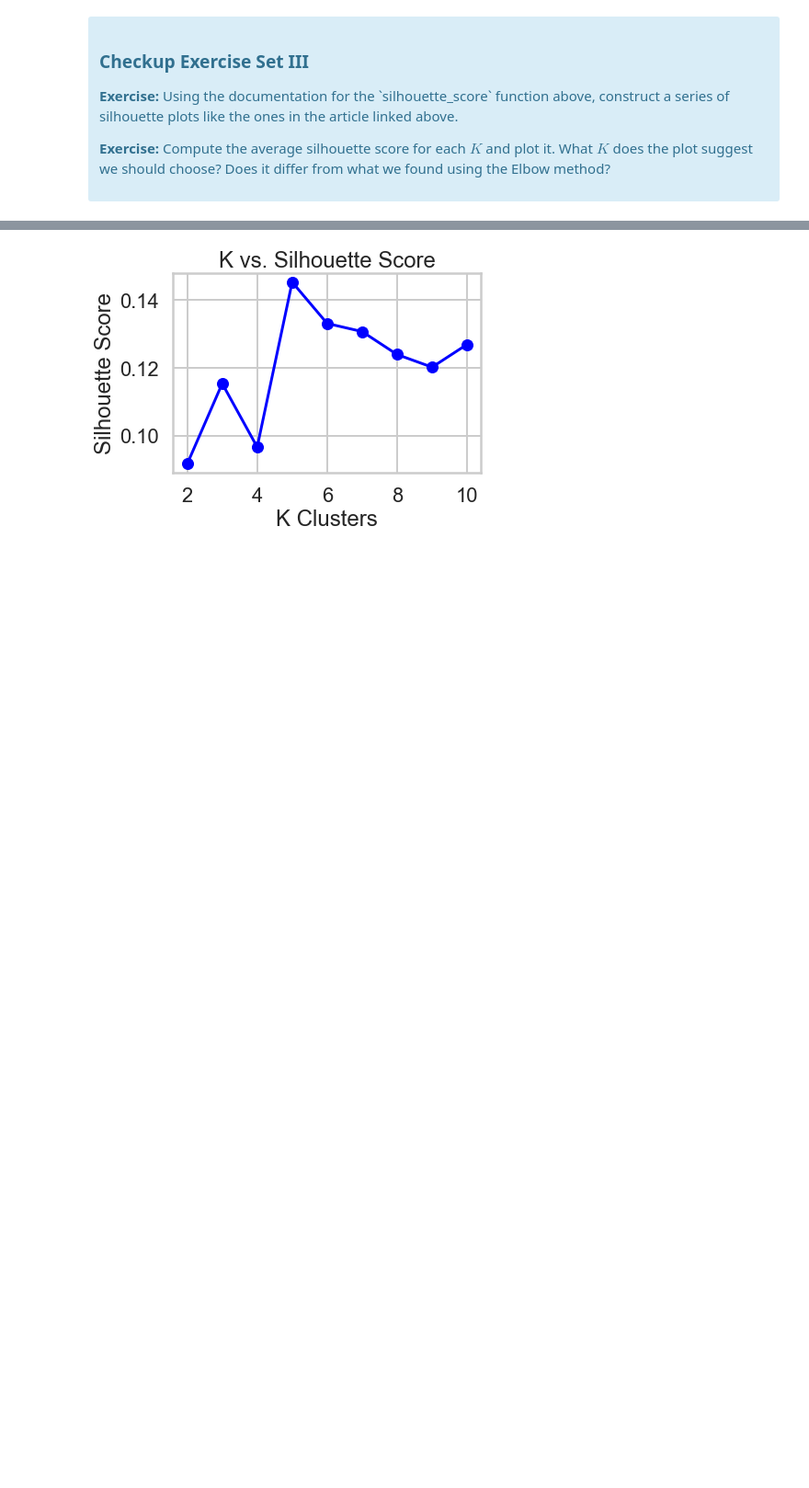
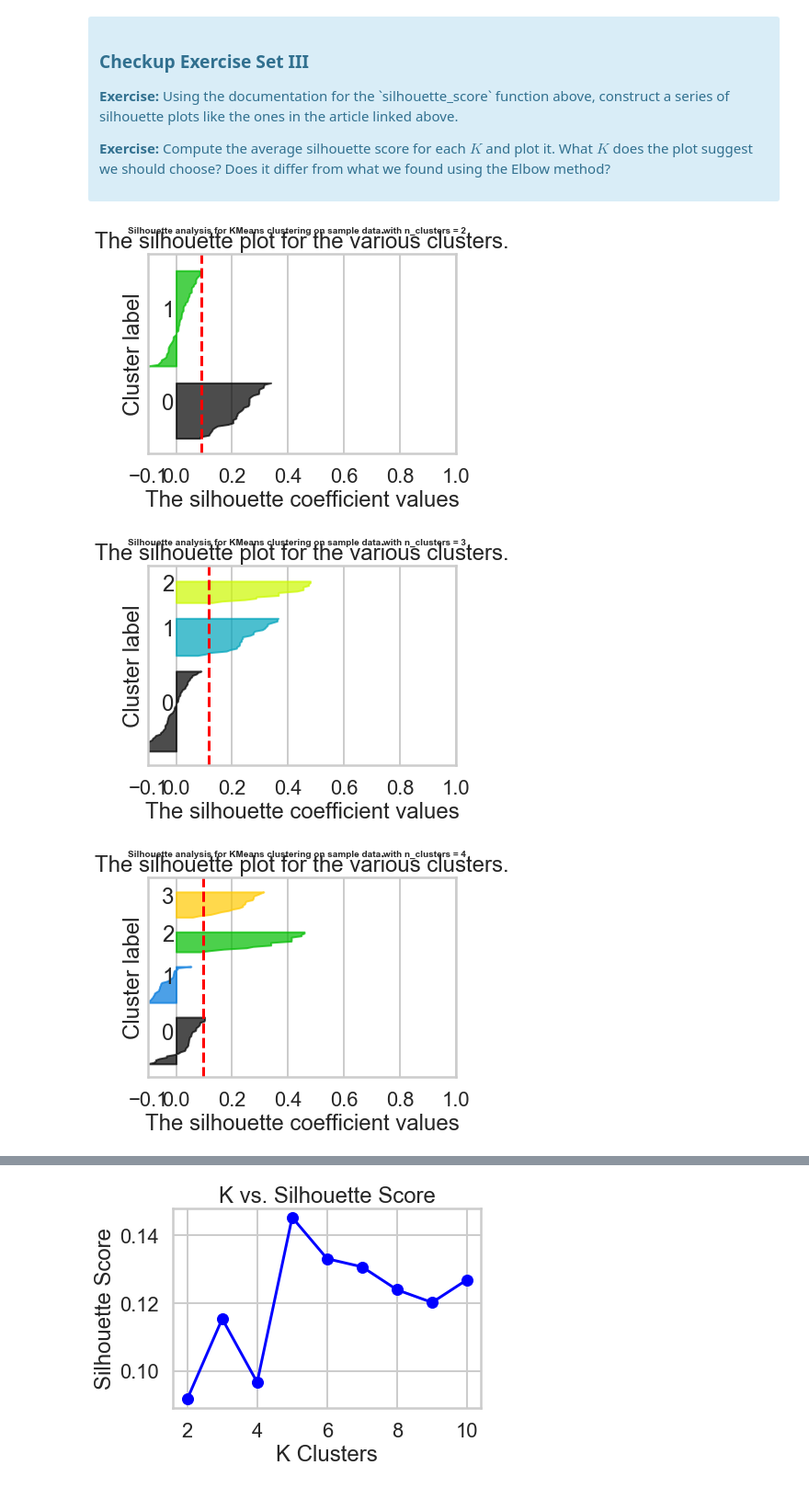
Before and after one commit to Haydost/Springboard_Portfolio, a Jupyter notebook: 10_ML_Clustering/Mini_Project_Clustering.ipynb, the cells around one changed output, grey strips where cells are left out. Shown at 92% size. Saved outputs shown, nothing was run; the diff lists cells and outputs as text; code cells hidden in the pictures; blank space fills up the shorter version.

```diff
--- a/10_ML_Clustering/Mini_Project_Clustering.ipynb
+++ b/10_ML_Clustering/Mini_Project_Clustering.ipynb
@@ -174,3 +174,70 @@ Fortunately, scikit-learn provides a function to compute this for us (phew!) cal
 
 <p><b>Exercise:</b> Compute the average silhouette score for each $K$ and plot it. What $K$ does the plot suggest we should choose? Does it differ from what we found using the Elbow method?</p>
 </div>
+# %%
+# Your turn.
+from sklearn.metrics import silhouette_samples, silhouette_score
+import matplotlib.cm as cm
+
+for k in range(2,7):
+    # create subplots
+    fig, ax = plt.subplots(1, 1)
+    fig.set_size_inches(6, 4)
+
+
+    # setup silhouette plot
+    ax.set_xlim([-0.1, 1])
+    ax.set_ylim([0, len(x_cols) + (k + 1) * 10])
+
+    # initialize the model
+    knn = KMeans(n_clusters=k, random_state=42)
+    labels = knn.fit_predict(x_cols)
+
+    # calculate silhouette score
+    silhouette_avg = silhouette_score(x_cols, labels)
+
+    # calcuate the silhouette scores for each sample
+    sample_silhouette_values = silhouette_samples(x_cols, labels)
+
+    y_lower = 10
+    for i in range(k):
+        # Aggregate the silhouette scores for samples belonging to
+        # cluster i, and sort them
+        ith_cluster_silhouette_values = \
+            sample_silhouette_values[labels == i]
+
+        ith_cluster_silhouette_values.sort()
+
+        size_cluster_i = ith_cluster_silhouette_values.shape[0]
+        y_upper = y_lower + size_cluster_i
+
+        color = cm.nipy_spectral(float(i) / k)
+        ax.fill_betweenx(np.arange(y_lower, y_upper),
+                          0, ith_cluster_silhouette_values,
+                          facecolor=color, edgecolor=color, alpha=0.7)
+
+        # Label the silhouette plots with their cluster numbers at the middle
+        ax.text(-0.05, y_lower + 0.5 * size_cluster_i, str(i))
+
+        # Compute the new y_lower for next plot
+        y_lower = y_upper + 10  # 10 for the 0 samples
+
+    ax.set_title("The silhouette plot for the various clusters.")
+    ax.set_xlabel("The silhouette coefficient values")
+    ax.set_ylabel("Cluster label")
+
+    # The vertical line for average silhouette score of all the values
+    ax.axvline(x=silhouette_avg, color="red", linestyle="--")
+
+    ax.set_yticks([])  # Clear the yaxis labels / ticks
+    ax.set_xticks([-0.1, 0, 0.2, 0.4, 0.6, 0.8, 1])
+
+    plt.suptitle(("Silhouette analysis for KMeans clustering on sample data "
+                  "with n_clusters = %d" % k),
+                 fontsize=10, fontweight='bold')
+
+plt.show()
+# %% [output]
+[figure, added]
+[figure, added]
+[figure, added]
```
Also changed, not shown: parts of 6 cells of this notebook, 1 other file.
